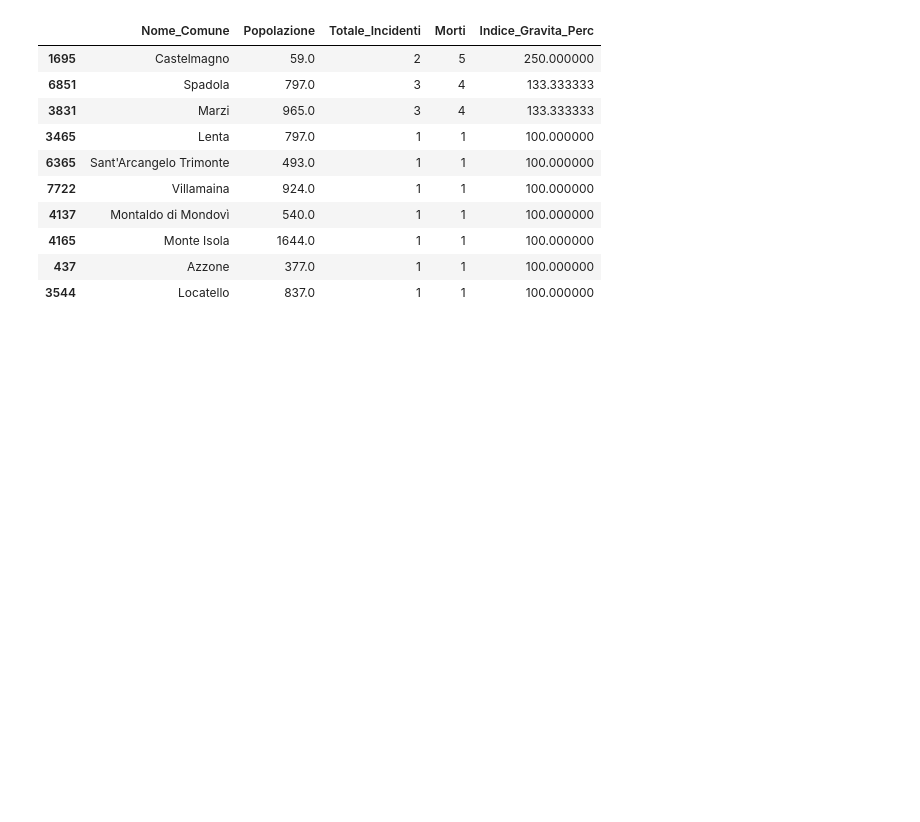
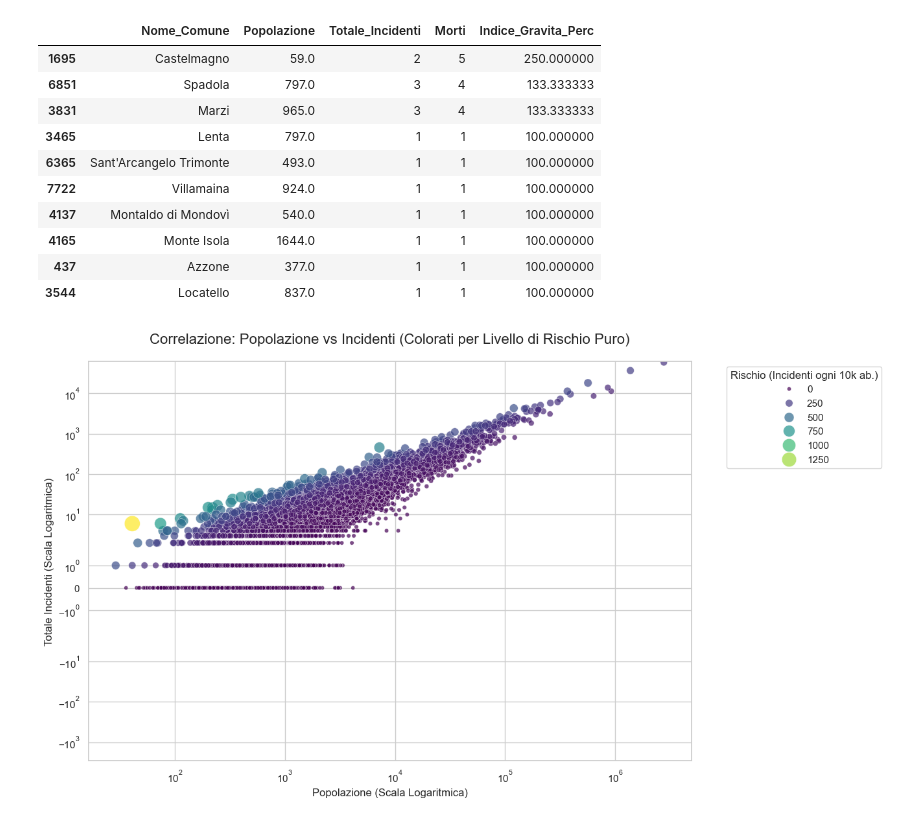
Before and after one commit to giuliotarantola-creator/FINALPROJECT_DATA_GIULIO_TARANTOLA, a Jupyter notebook: 02_Scripts_and_Notebooks/Notebooks/02_EDA_and_Visualizations.ipynb, the cells around one changed output. Cells and saved outputs as stored; diff of their text form; code cells hidden in the pictures; blank space fills up the shorter version.

Commit message:
ScatterPlot_Anomalie_generali_di_rischio

```diff
--- a/02_Scripts_and_Notebooks/Notebooks/02_EDA_and_Visualizations.ipynb
+++ b/02_Scripts_and_Notebooks/Notebooks/02_EDA_and_Visualizations.ipynb
@@ -203,0 +209,46 @@ display(outlier_letali[['Nome_Comune', 'Popolazione', 'Totale_Incidenti', 'Morti
+# %%
+# Scatterplot 2 per trovare le 'Anomalie generali di rischio' escludendo la letalità.
+# Questo perchè vorrei cercare outlier da valutare come punto di forza o da scartare,
+# per l'azienda. cioè in base se ci sono più incidenti NON letali ci sarà un diverso
+# investimento rispetto ad altri.
+
+df_scatter = df_finale.groupby('Nome_Comune', as_index=False).agg(
+    Popolazione=('Popolazione', 'mean'),
+    Tasso_Incidenti_10k=('Tasso_Incidenti_10k', 'mean'),
+    Totale_Incidenti=('Totale_Incidenti', 'sum')
+)
+
+# Qua usi i dati aggregati, calcolando il Tasso pro-capite sui totali dei 5 anni per evitare distorsioni.
+df_scatter['Tasso_Incidenti_10k'] = (df_scatter['Totale_Incidenti'] / df_scatter['Popolazione']) * 10000
+
+# Scatter Plot "Rischio Generale"
+sns.set_theme(style="whitegrid")
+plt.figure(figsize=(12, 8))
+
+# Creo i punti colorandoli in base al Tasso (quanti incidenti capitano in proporzione)
+scatter_rischio = sns.scatterplot(
+    data=df_scatter,
+    x='Popolazione',
+    y='Totale_Incidenti',
+    hue='Tasso_Incidenti_10k', # Coloro in base a quanti incidenti ci sono per abitante.
+    palette='viridis',                   # Qua ho usato una palette diversa (dal blu al giallo intenso) per distinguerlo dal precedente
+    alpha=0.7,
+    size='Tasso_Incidenti_10k',# I comuni più pericolosi per i residenti saranno più grandi
+    sizes=(20, 300)
+)
+
+# Scale Logaritmiche
+plt.xscale('log')
+plt.yscale('symlog')
+
+# Titoli ed etichette
+plt.title('Correlazione: Popolazione vs Incidenti (Colorati per Livello di Rischio Puro)', fontsize=16, pad=20)
+plt.xlabel('Popolazione (Scala Logaritmica)', fontsize=12)
+plt.ylabel('Totale Incidenti (Scala Logaritmica)', fontsize=12)
+
+# Legenda
+plt.legend(title='Rischio (Incidenti ogni 10k ab.)', bbox_to_anchor=(1.05, 1), loc='upper left')
+
+plt.show()
+# %% [output]
+[figure, added]
```
Also changed, not shown: parts of 3 cells of this notebook.
